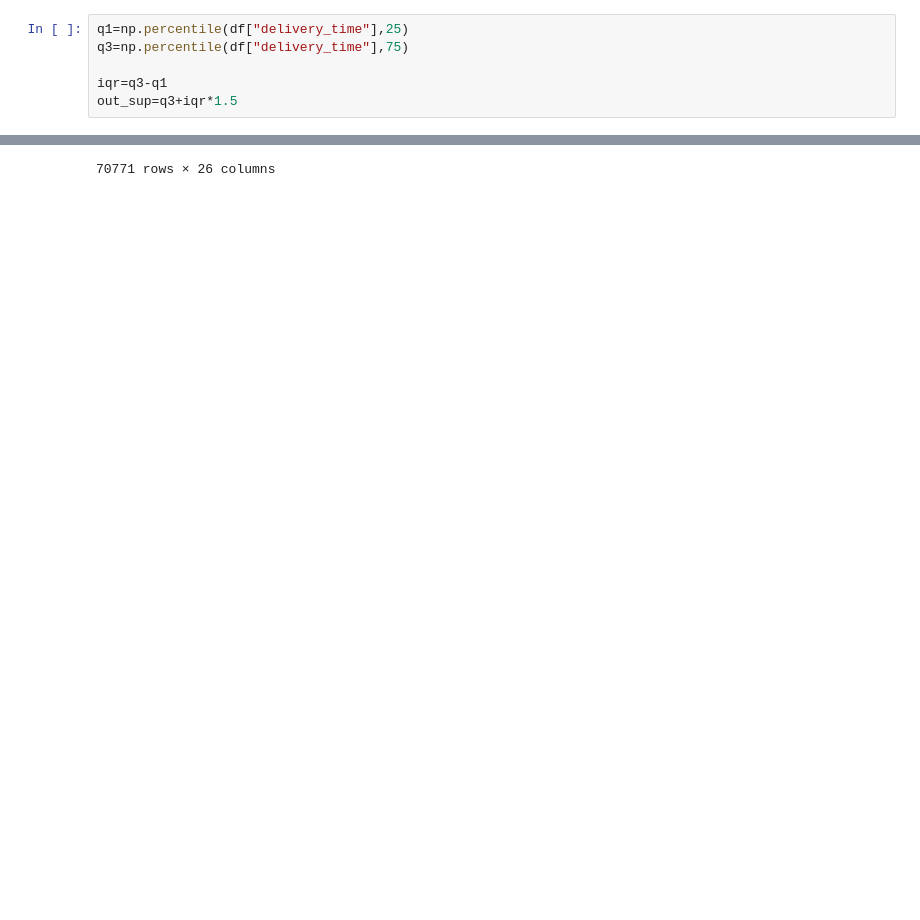
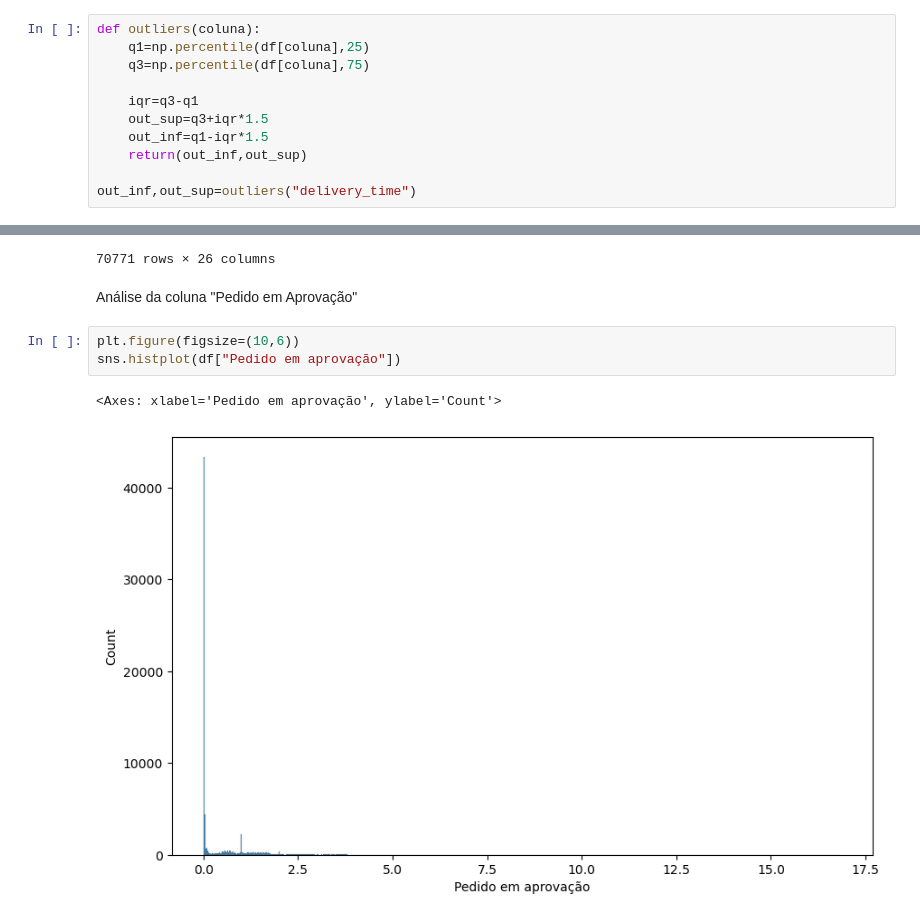
Before and after one commit to mateusono1/De-Company, a Jupyter notebook: main.ipynb, the cells around one changed output, grey strips where cells are left out. Cells and saved outputs as stored; diff of their text form; blank space fills up the shorter version.

Commit message:
Remoção de outliers nas colunas criadas (localização do produto)
Ainda não comecei a trabalhar na "product_category_name"

```diff
--- a/main.ipynb
+++ b/main.ipynb
@@ -287,11 +273,16 @@ Name: delivery_time, dtype: float64
 # %% [markdown]
 Acima de 31,07
 # %%
-q1=np.percentile(df["delivery_time"],25)
-q3=np.percentile(df["delivery_time"],75)
+def outliers(coluna):
+    q1=np.percentile(df[coluna],25)
+    q3=np.percentile(df[coluna],75)
 
-iqr=q3-q1
-out_sup=q3+iqr*1.5
+    iqr=q3-q1
+    out_sup=q3+iqr*1.5
+    out_inf=q1-iqr*1.5
+    return(out_inf,out_sup)
+
+out_inf,out_sup=outliers("delivery_time")
 # %%
 df=df[df["delivery_time"]<out_sup]
 df
@@ -309,3 +300,11 @@ df
 | 81766 | fffce4705a9662cd70adb13d4a31832d | 29309aa813182aaddc9b259e31b870e6 | delivered | 2017-10-23 17:07:56 | 1.00 | 2017-10-24 17:14:25 | ... |
 | 81767 | fffe18544ffabc95dfada21779c9644f | b5e6afd5a41800fdf401e0272ca74655 | delivered | 2017-08-14 23:02:59 | 0.04 | 2017-08-15 00:04:32 | ... |
 70771 rows × 26 columns
+# %% [markdown]
+Análise da coluna "Pedido em Aprovação"
+# %%
+plt.figure(figsize=(10,6))
+sns.histplot(df["Pedido em aprovação"])
+# %% [output]
+<Axes: xlabel='Pedido em aprovação', ylabel='Count'>
+[figure, added]
```
Also changed, not shown: parts of 20 cells of this notebook, 1 other file.
